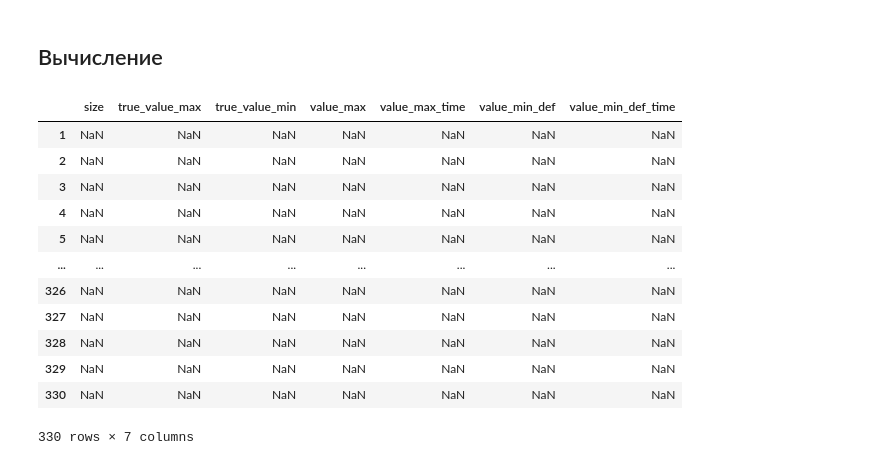
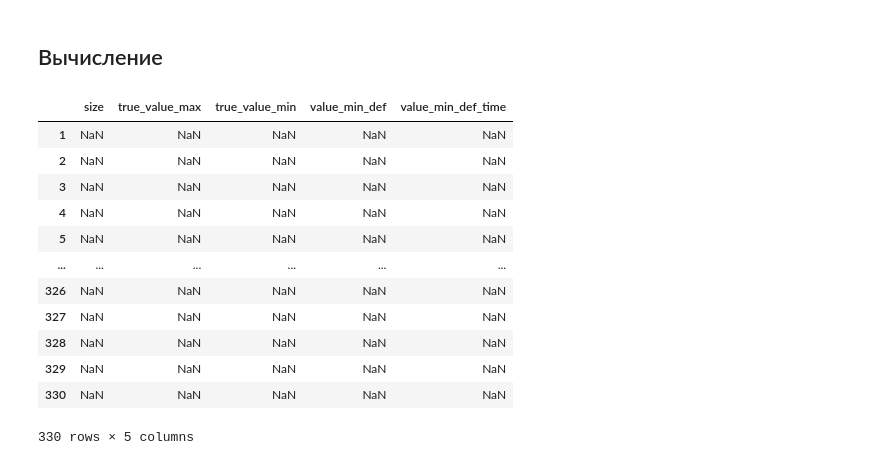
Before and after one commit to Jrol123/CalcMath, a Jupyter notebook: Course_prog/S5/v1.0.0.ipynb, the cells around one changed output. Cells and saved outputs as stored; diff of their text form; code cells hidden in the pictures.

```diff
--- a/Course_prog/S5/v1.0.0.ipynb
+++ b/Course_prog/S5/v1.0.0.ipynb
@@ -475,31 +611,29 @@ plt.show()
 # %% [markdown]
 ## Вычисление
 # %%
-df = pd.DataFrame(
+ddf = pd.DataFrame(
     columns=[
         "size",
         "true_value_max",
         "true_value_min",
-        "value_max",
-        "value_max_time",
         "value_min_def",
         "value_min_def_time"
     ],
     index=range(1, ((LAST_SIZE - FIRST_SIZE) // STEP_SIZE + 1) * COUNT_TRIES + 1),
 )
-df
+ddf
 # %% [output]
-|  | size | true_value_max | true_value_min | value_max | value_max_time | value_min_def | value_min_def_time |
-| 1 | NaN | NaN | NaN | NaN | NaN | NaN | NaN |
-| 2 | NaN | NaN | NaN | NaN | NaN | NaN | NaN |
-| 3 | NaN | NaN | NaN | NaN | NaN | NaN | NaN |
-| 4 | NaN | NaN | NaN | NaN | NaN | NaN | NaN |
-| 5 | NaN | NaN | NaN | NaN | NaN | NaN | NaN |
-| ... | ... | ... | ... | ... | ... | ... | ... |
-| 326 | NaN | NaN | NaN | NaN | NaN | NaN | NaN |
-| 327 | NaN | NaN | NaN | NaN | NaN | NaN | NaN |
-| 328 | NaN | NaN | NaN | NaN | NaN | NaN | NaN |
-| 329 | NaN | NaN | NaN | NaN | NaN | NaN | NaN |
-| 330 | NaN | NaN | NaN | NaN | NaN | NaN | NaN |
+|  | size | true_value_max | true_value_min | value_min_def | value_min_def_time |
+| 1 | NaN | NaN | NaN | NaN | NaN |
+| 2 | NaN | NaN | NaN | NaN | NaN |
+| 3 | NaN | NaN | NaN | NaN | NaN |
+| 4 | NaN | NaN | NaN | NaN | NaN |
+| 5 | NaN | NaN | NaN | NaN | NaN |
+| ... | ... | ... | ... | ... | ... |
+| 326 | NaN | NaN | NaN | NaN | NaN |
+| 327 | NaN | NaN | NaN | NaN | NaN |
+| 328 | NaN | NaN | NaN | NaN | NaN |
+| 329 | NaN | NaN | NaN | NaN | NaN |
+| 330 | NaN | NaN | NaN | NaN | NaN |
-330 rows × 7 columns
+330 rows × 5 columns
 # %%
```
Also changed, not shown: parts of 29 cells of this notebook, 13 other files.
